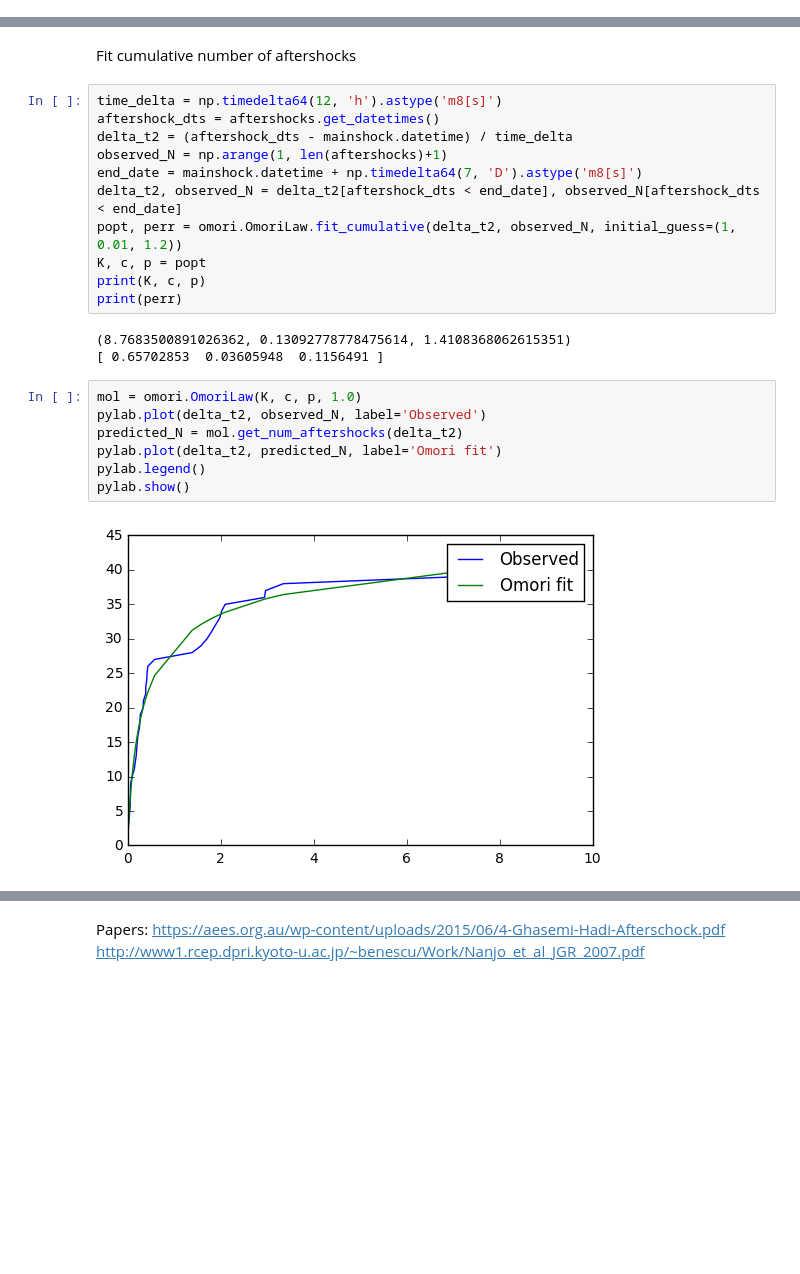
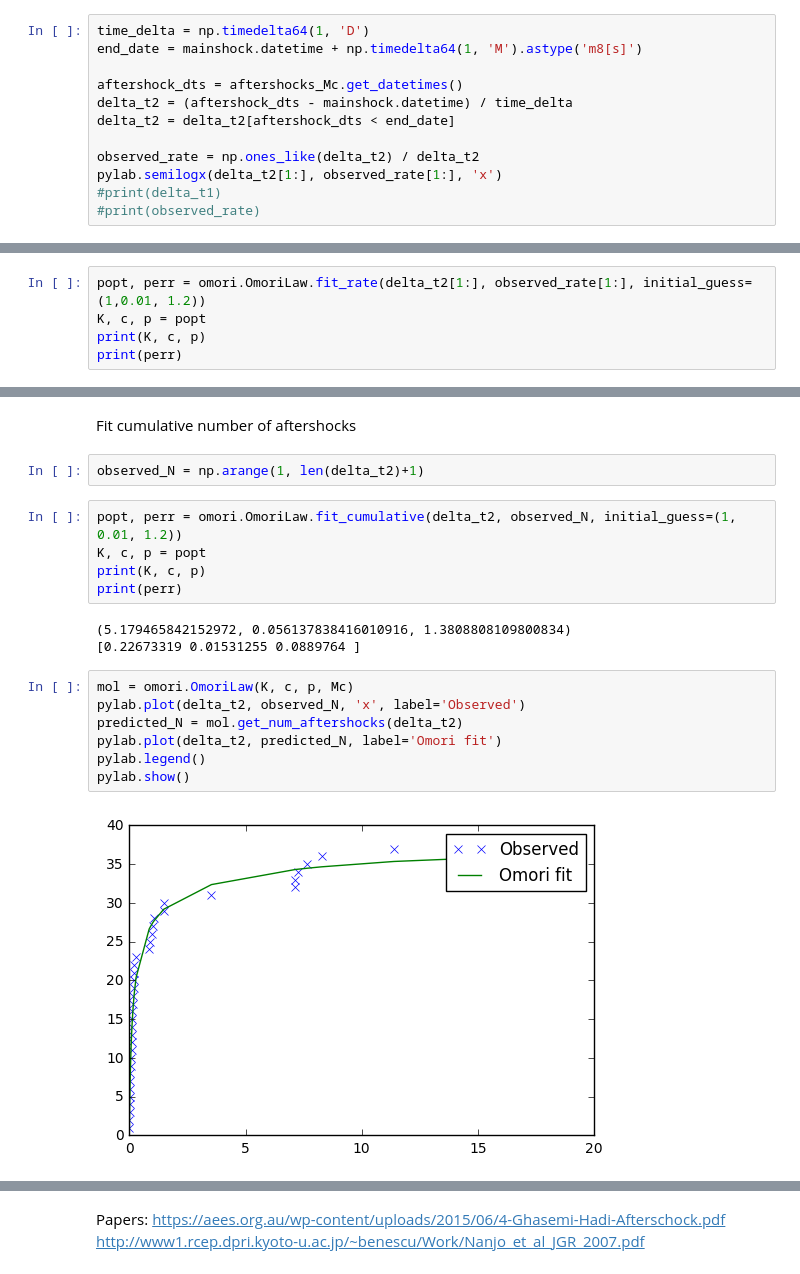
Before and after one commit to ROB-Seismology/eqcatalog, a Jupyter notebook: notebooks/[Aftershocks] Fit Omori.ipynb, the cells around one changed output, grey strips where cells are left out. Cells and saved outputs as stored; diff of their text form; blank space fills up the shorter version.

```diff
--- a/notebooks/[Aftershocks] Fit Omori.ipynb
+++ b/notebooks/[Aftershocks] Fit Omori.ipynb
@@ -114,0 +135,12 @@ mol.get_num_aftershocks(0.5)
+# %%
+time_delta = np.timedelta64(1, 'D')
+end_date = mainshock.datetime + np.timedelta64(1, 'M').astype('m8[s]')
+
+aftershock_dts = aftershocks_Mc.get_datetimes()
+delta_t2 = (aftershock_dts - mainshock.datetime) / time_delta
+delta_t2 = delta_t2[aftershock_dts < end_date]
+
+observed_rate = np.ones_like(delta_t2) / delta_t2
+pylab.semilogx(delta_t2[1:], observed_rate[1:], 'x')
+#print(delta_t1)
+#print(observed_rate)
@@ -114,0 +150,5 @@ mol.get_num_aftershocks(0.5)
+# %%
+popt, perr = omori.OmoriLaw.fit_rate(delta_t2[1:], observed_rate[1:], initial_guess=(1,0.01, 1.2))
+K, c, p = popt
+print(K, c, p)
+print(perr)
@@ -115,25 +171,21 @@ mol.get_num_aftershocks(0.5)
 # %% [markdown]
 Fit cumulative number of aftershocks
+# %%
+observed_N = np.arange(1, len(delta_t2)+1)
 # %%
-time_delta = np.timedelta64(12, 'h').astype('m8[s]')
-aftershock_dts = aftershocks.get_datetimes()
-delta_t2 = (aftershock_dts - mainshock.datetime) / time_delta
-observed_N = np.arange(1, len(aftershocks)+1)
-end_date = mainshock.datetime + np.timedelta64(7, 'D').astype('m8[s]')
-delta_t2, observed_N = delta_t2[aftershock_dts < end_date], observed_N[aftershock_dts < end_date]
 popt, perr = omori.OmoriLaw.fit_cumulative(delta_t2, observed_N, initial_guess=(1, 0.01, 1.2))
 K, c, p = popt
 print(K, c, p)
 print(perr)
 # %% [output]
-(8.7683500891026362, 0.13092778778475614, 1.4108368062615351)
-[ 0.65702853  0.03605948  0.1156491 ]
+(5.179465842152972, 0.056137838416010916, 1.3808808109800834)
+[0.22673319 0.01531255 0.0889764 ]
 # %%
-mol = omori.OmoriLaw(K, c, p, 1.0)
-pylab.plot(delta_t2, observed_N, label='Observed')
+mol = omori.OmoriLaw(K, c, p, Mc)
+pylab.plot(delta_t2, observed_N, 'x', label='Observed')
 predicted_N = mol.get_num_aftershocks(delta_t2)
 pylab.plot(delta_t2, predicted_N, label='Omori fit')
 pylab.legend()
 pylab.show()
 # %% [output]
-[figure, old version]
+[figure, new version]
```
Also changed, not shown: parts of 25 cells of this notebook, 1 other file.
